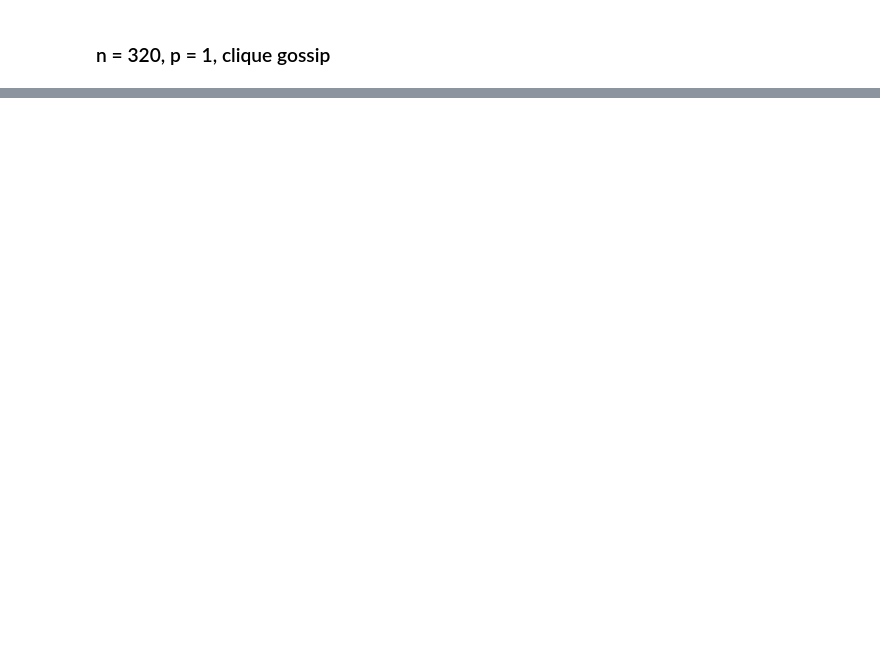
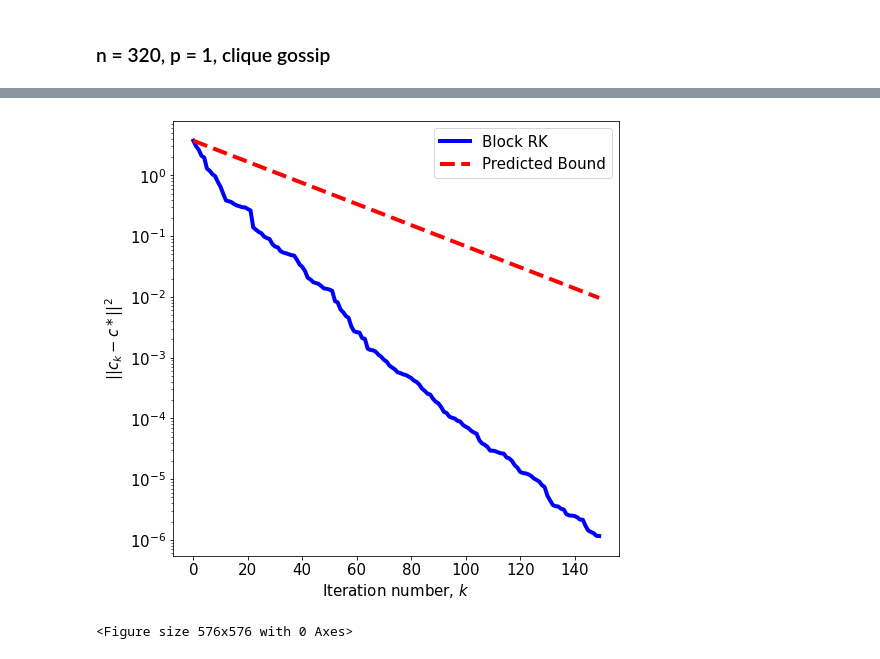
Before and after one commit to jamiehadd/AC-Kaczmarz, a Jupyter notebook: experiments/ER Experiment - Testing.ipynb, the cells around one changed output, grey strips where cells are left out. Cells and saved outputs as stored; diff of their text form; code cells hidden in the pictures; blank space fills up the shorter version.

```diff
--- a/experiments/ER Experiment - Testing.ipynb
+++ b/experiments/ER Experiment - Testing.ipynb
@@ -123,0 +128,7 @@ plt.show()
+# %%
+bound, r, sq = ac.error_plt(err4, G, blocks, sol, N, rate='arbi')
+plt.show()
+plt.savefig("plots/ER_test_arbi_error.svg", format='svg')
+# %% [output]
+[figure, added]
+<Figure size 576x576 with 0 Axes>
```
Also changed, not shown: parts of 10 cells of this notebook, 14 other files.
